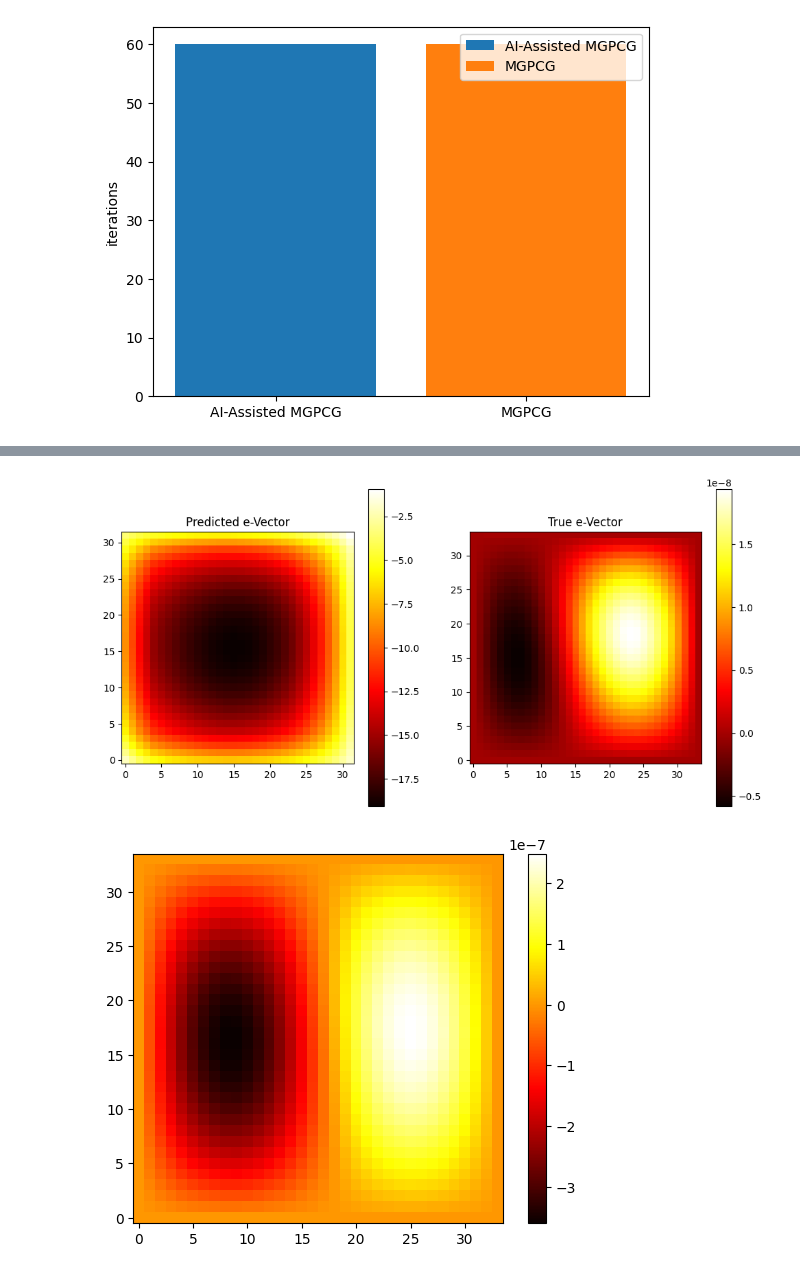
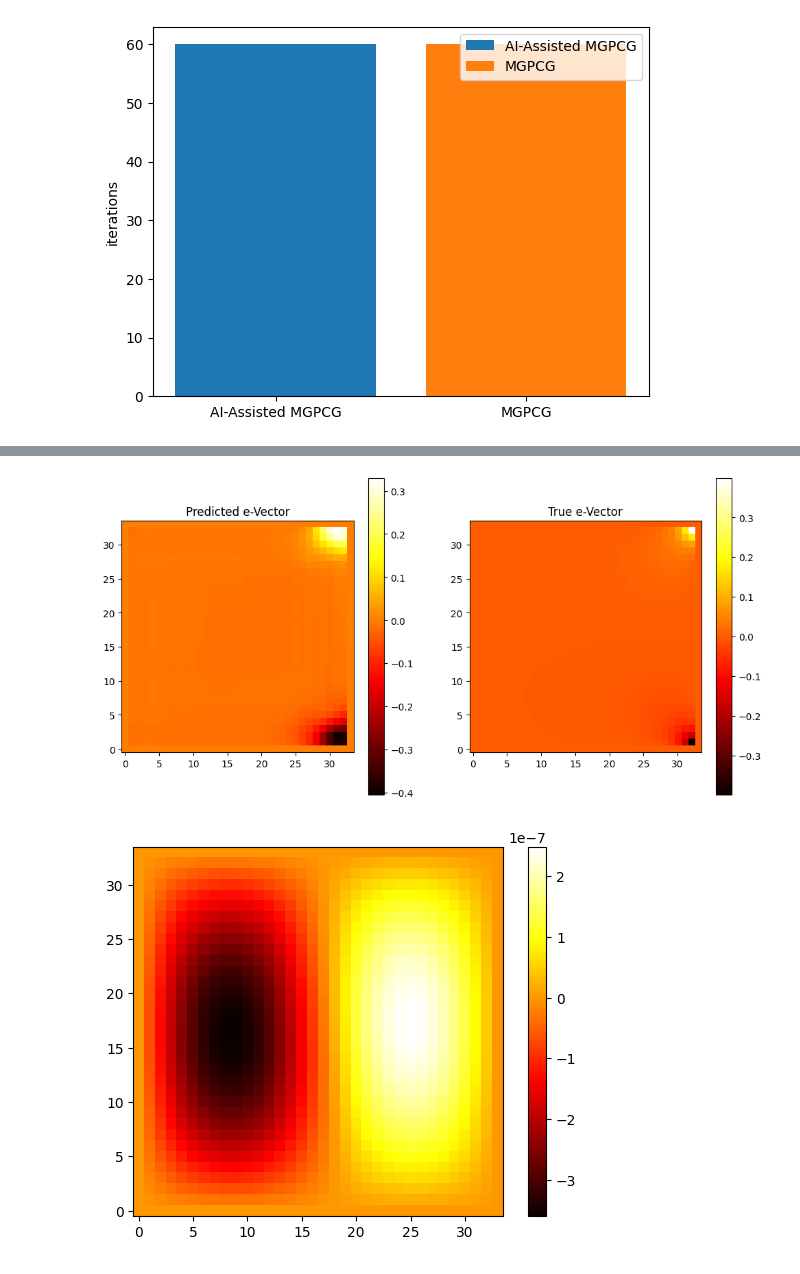
Before and after one commit to glaand/bachelor-thesis, a Jupyter notebook: ml/ml_analysis_kaneda.ipynb, the cells around one changed output, grey strips where cells are left out. Cells and saved outputs as stored; diff of their text form; code cells hidden in the pictures.

```diff
--- a/ml/ml_analysis_kaneda.ipynb
+++ b/ml/ml_analysis_kaneda.ipynb
@@ -76,13 +80,13 @@ plt.show()
 # %% [output]
 [figure]
 # %%
-num_file = 0
+num_file = 5
 residual_data = np.loadtxt(f"ML_data/res_{num_file}.dat")
 true_error = np.loadtxt(f"ML_data/e_{num_file}.dat")
 residual_data = torch.tensor(residual_data).to('cuda')
 
 # Load the torchscript model
-model = torch.jit.load("model.pt")
+model = torch.jit.load("model_kaneda.pt")
 model.eval()
 
 # Calculate e_data with the model
@@ -119,4 +124,4 @@ plt.show()
-[figure, old version]
+[figure, new version]
 # %%
 e_data = np.loadtxt("ML_data/e_50.dat")
 # plot e_data as heatmap
```
Also changed, not shown: parts of 3 cells of this notebook, 6 other files.
